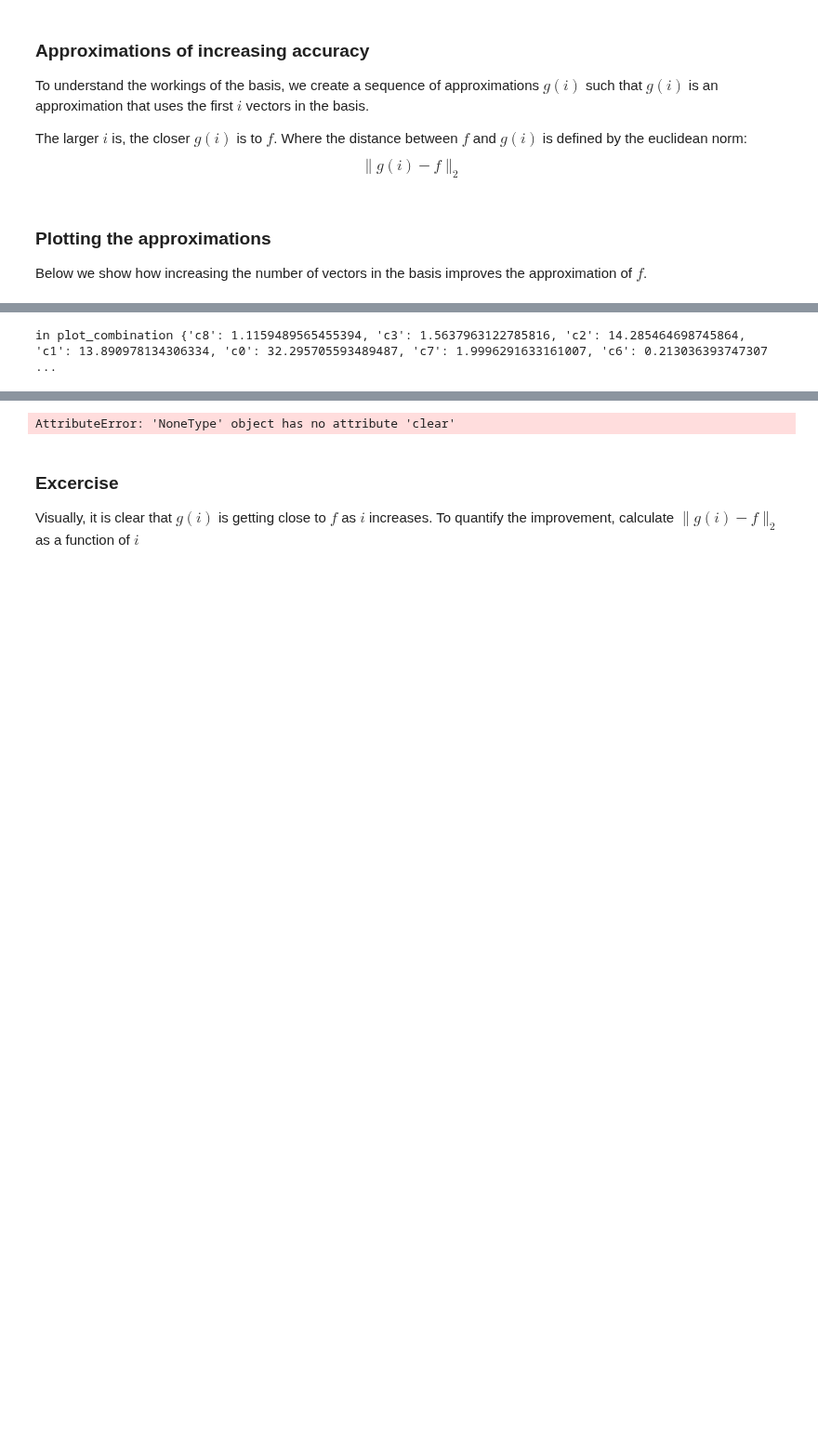
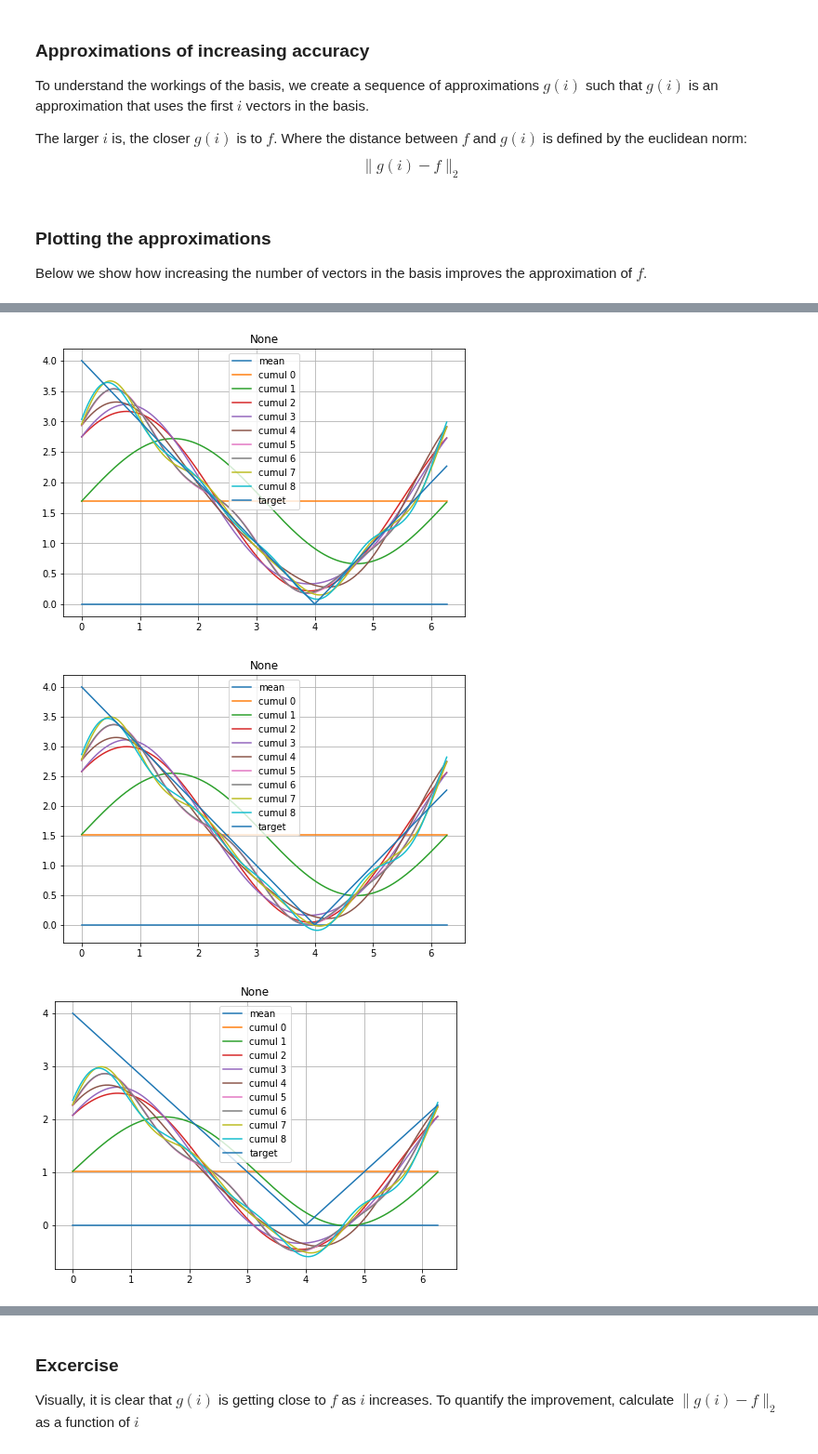
Before and after one commit to ucsd-edx/edX-Micro-Master-in-Data-Science, a Jupyter notebook: big-data-analytics-using-spark/notebooks/2.PCA/1. functions as vectors.ipynb, the cells around one changed output, grey strips where cells are left out. Shown at 93% size. Cells and saved outputs as stored; diff of their text form; code cells hidden in the pictures; blank space fills up the shorter version.

```diff
--- a/big-data-analytics-using-spark/notebooks/2.PCA/1. functions as vectors.ipynb
+++ b/big-data-analytics-using-spark/notebooks/2.PCA/1. functions as vectors.ipynb
@@ -74,0 +60,14 @@ for i in range(len(v)):
+# %%
+epsilon=0.0001
+for i in range(len(v)):
+    print
+    for j in range(len(v)):
+        a=dot(v[i],v[j])
+        #check is a is epsilon close to 0 or to 1
+        if abs(a)<epsilon:
+            a=0
+        elif abs(a-1)<epsilon:
+            a=1
+        else:
+            print 'error: %f'%a
+        print '%2.0f'%a,
@@ -116,10 +217,12 @@ in plot_combination {'c8': 1.1159489565455394, 'c3': 1.5637963122785816, 'c2': 1
 # %%
 import numpy as np
 from ipywidgets import interactive,widgets
 eigen_decomp=Eigen_decomp(x,f,np.zeros(len(f)),v)
-plotter=recon_plot(eigen_decomp,year_axis=True,interactive=True);
+plotter=recon_plot(eigen_decomp,year_axis=False,interactive=True);
 widge_list,widge_dict = plotter.get_widgets()
 interactive(plotter.plot_combination, **widge_dict)
 widgets.VBox([widgets.HBox(widge_list)])
 # %% [output]
-in plot_combination {'c8': 1.1159489565455394, 'c3': 1.5637963122785816, 'c2': 14.285464698745864, 'c1': 13.890978134306334, 'c0': 32.295705593489487, 'c7': 1.9996291633161007, 'c6': 0.213036393747307 ...
+[figure, added]
+[figure, added]
+[figure, added]
@@ -126,7 +233,3 @@ in plot_combination {'c8': 1.1159489565455394, 'c3': 1.5637963122785816, 'c2': 1
-# %%
-plotter.fig.clear()
-# %% [output]
-AttributeError: 'NoneType' object has no attribute 'clear'
 # %% [markdown]
 ### Excercise
 Visually, it is clear that $g(i)$ is getting close to $f$ as $i$ increases. To quantify the improvement, calculate
```
Also changed, not shown: parts of 5 cells of this notebook, 3 other files.
